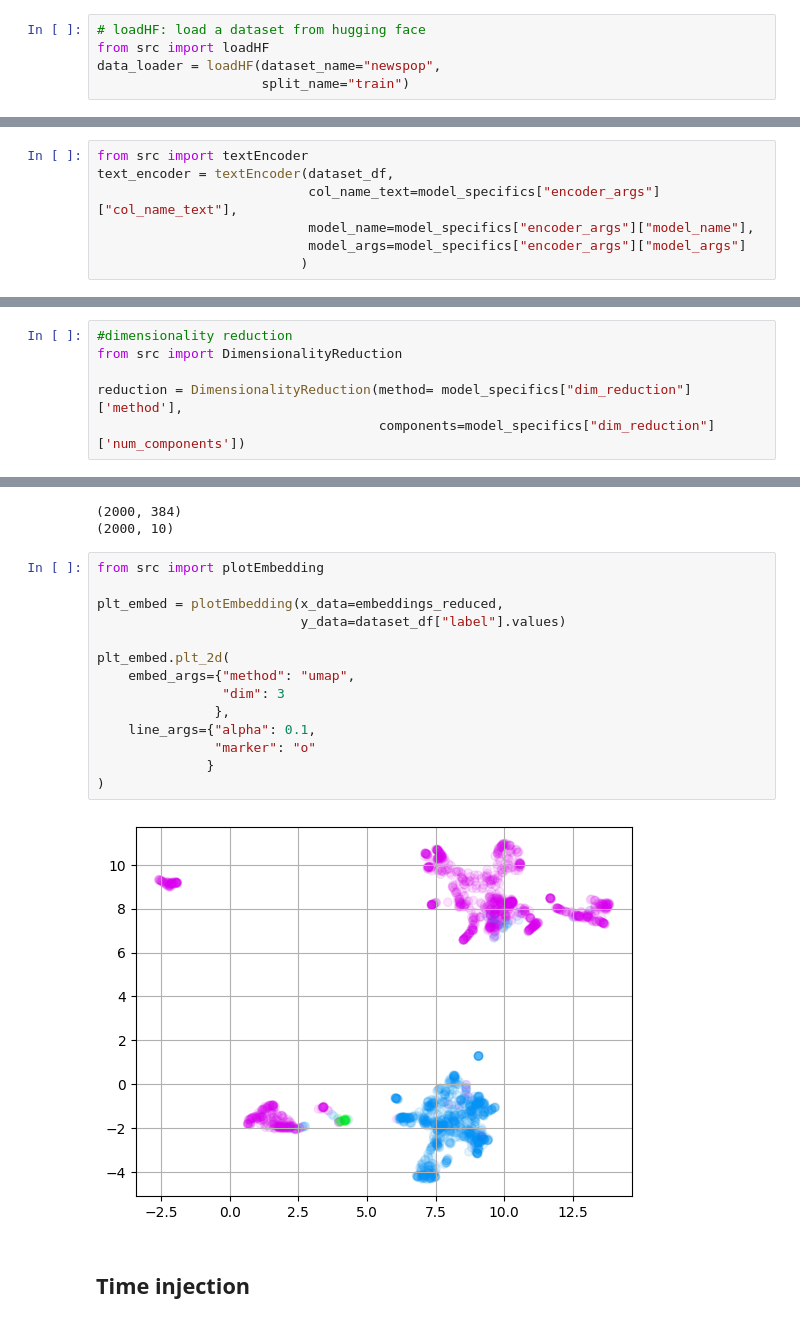
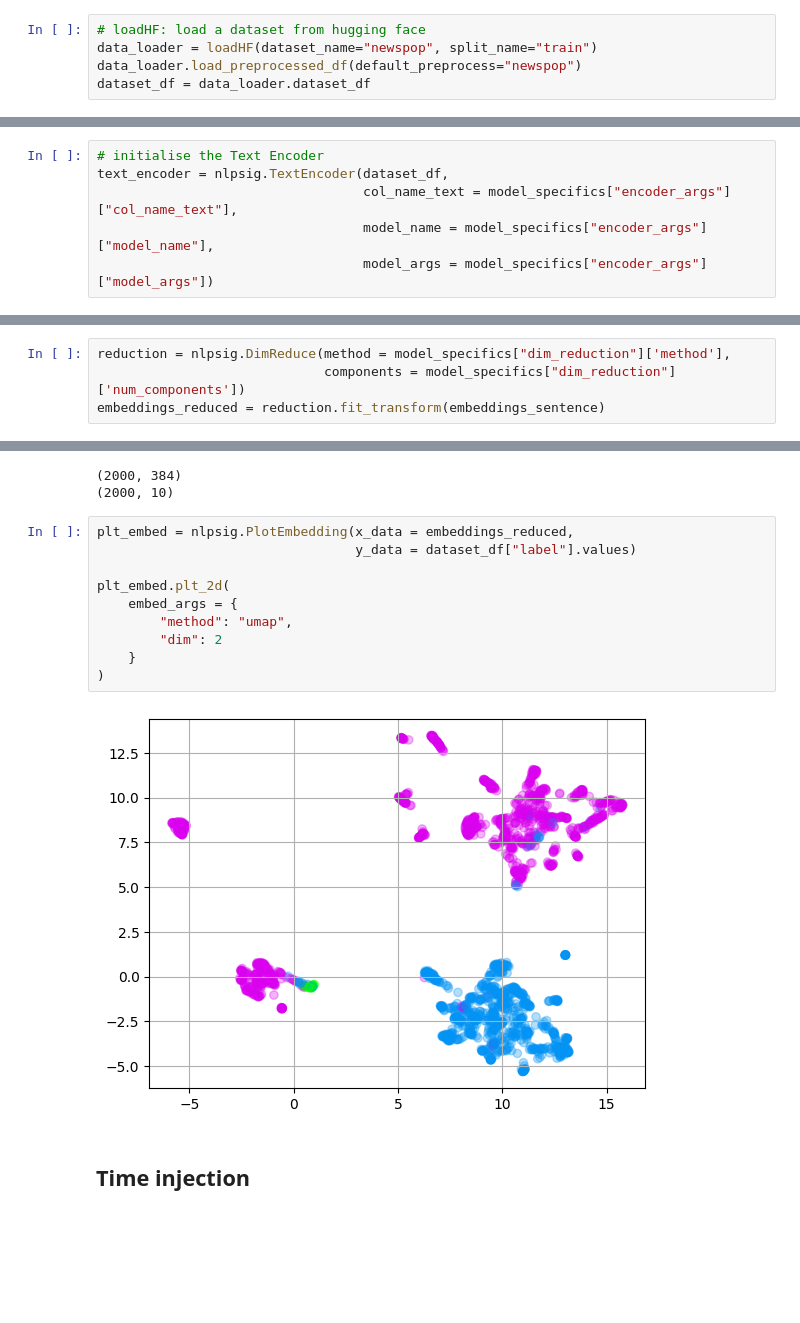
Before and after one commit to datasig-ac-uk/nlpsig, a Jupyter notebook: pathbert_main.ipynb, the cells around one changed output, grey strips where cells are left out. Cells and saved outputs as stored; diff of their text form; blank space fills up the shorter version.

```diff
--- a/pathbert_main.ipynb
+++ b/pathbert_main.ipynb
@@ -20,6 +14,6 @@ import re
 ## Load dataset
 # %%
 # loadHF: load a dataset from hugging face
-from src import loadHF
-data_loader = loadHF(dataset_name="newspop",
-                     split_name="train")
+data_loader = loadHF(dataset_name="newspop", split_name="train")
+data_loader.load_preprocessed_df(default_preprocess="newspop")
+dataset_df = data_loader.dataset_df
@@ -104,10 +100,9 @@ model_specifics = {
 # %%
-from src import textEncoder
-text_encoder = textEncoder(dataset_df,
-                           col_name_text=model_specifics["encoder_args"]["col_name_text"],
-                           model_name=model_specifics["encoder_args"]["model_name"],
-                           model_args=model_specifics["encoder_args"]["model_args"]
-                          )
+# initialise the Text Encoder
+text_encoder = nlpsig.TextEncoder(dataset_df,
+                                  col_name_text = model_specifics["encoder_args"]["col_name_text"],
+                                  model_name = model_specifics["encoder_args"]["model_name"],
+                                  model_args = model_specifics["encoder_args"]["model_args"])
 # %%
 text_encoder.encode_sentence_transformer()
 # %% [output]
@@ -133,8 +124,6 @@ plt_embed.plt_2d(
 # %% [markdown]
 ## Dimensionality reduction
 # %%
-#dimensionality reduction
-from src import DimensionalityReduction
-
-reduction = DimensionalityReduction(method= model_specifics["dim_reduction"]['method'],
-                                    components=model_specifics["dim_reduction"]['num_components'])
+reduction = nlpsig.DimReduce(method = model_specifics["dim_reduction"]['method'],
+                             components = model_specifics["dim_reduction"]['num_components'])
+embeddings_reduced = reduction.fit_transform(embeddings_sentence)
@@ -147,21 +134,17 @@ print(embeddings_reduced.shape)
 (2000, 384)
 (2000, 10)
 # %%
-from src import plotEmbedding
-
-plt_embed = plotEmbedding(x_data=embeddings_reduced,
-                          y_data=dataset_df["label"].values)
+plt_embed = nlpsig.PlotEmbedding(x_data = embeddings_reduced,
+                                 y_data = dataset_df["label"].values)
 
 plt_embed.plt_2d(
-    embed_args={"method": "umap",
-                "dim": 3
-               },
-    line_args={"alpha": 0.1,
-               "marker": "o"
-              }
+    embed_args = {
+        "method": "umap",
+        "dim": 2
+    }
 )
 # %% [output]
-[figure, old version]
+[figure, new version]
 # %% [markdown]
 ## Time injection
 # %%
```
Also changed, not shown: parts of 29 cells of this notebook, 19 other files.
